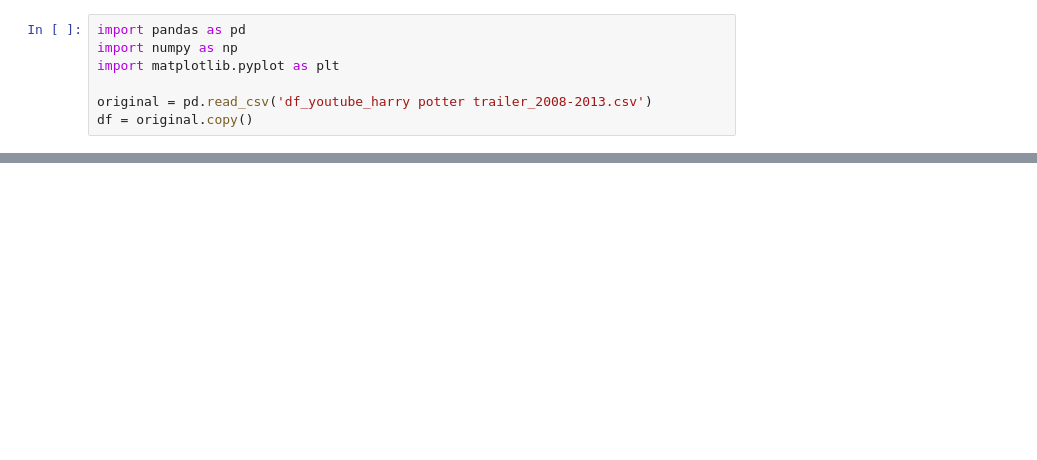
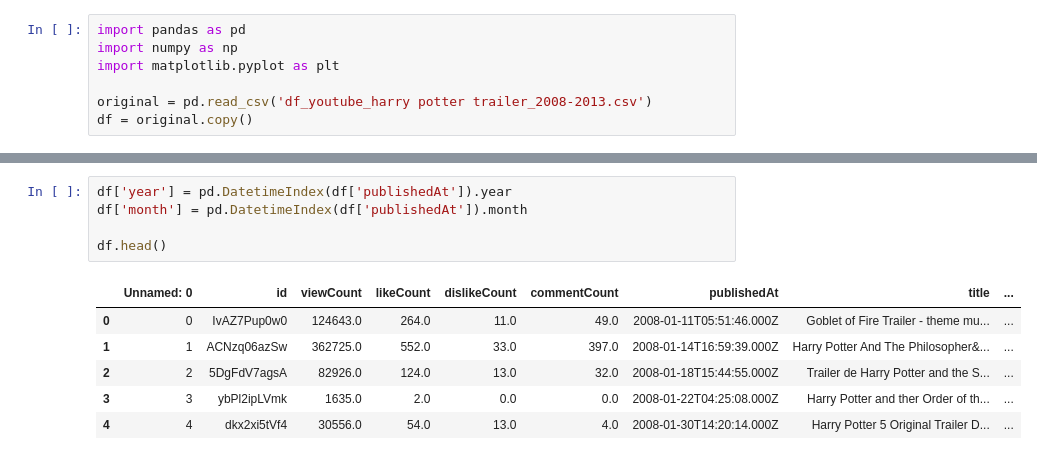
Before and after one commit to ta-data-bcn/Project-Week-3-Data-Thieves, a Jupyter notebook: your-project/Miguel-work/harry-potter-trailers.ipynb, the cells around one changed output, grey strips where cells are left out. Drawn from its saved outputs; the diff is of its cells as text; blank space fills up the shorter version.

```diff
--- a/your-project/Miguel-work/harry-potter-trailers.ipynb
+++ b/your-project/Miguel-work/harry-potter-trailers.ipynb
@@ -23,0 +25,12 @@ df
+# %%
+df['year'] = pd.DatetimeIndex(df['publishedAt']).year
+df['month'] = pd.DatetimeIndex(df['publishedAt']).month
+
+df.head()
+# %% [output]
+|  | Unnamed: 0 | id | viewCount | likeCount | dislikeCount | commentCount | publishedAt | title | ... |
+| 0 | 0 | IvAZ7Pup0w0 | 124643.0 | 264.0 | 11.0 | 49.0 | 2008-01-11T05:51:46.000Z | Goblet of Fire Trailer - theme mu... | ... |
+| 1 | 1 | ACNzq06azSw | 362725.0 | 552.0 | 33.0 | 397.0 | 2008-01-14T16:59:39.000Z | Harry Potter And The Philosopher&... | ... |
+| 2 | 2 | 5DgFdV7agsA | 82926.0 | 124.0 | 13.0 | 32.0 | 2008-01-18T15:44:55.000Z | Trailer de Harry Potter and the S... | ... |
+| 3 | 3 | ybPl2ipLVmk | 1635.0 | 2.0 | 0.0 | 0.0 | 2008-01-22T04:25:08.000Z | Harry Potter and ther Order of th... | ... |
+| 4 | 4 | dkx2xi5tVf4 | 30556.0 | 54.0 | 13.0 | 4.0 | 2008-01-30T14:20:14.000Z | Harry Potter 5 Original Trailer D... | ... |
```
Also changed, not shown: parts of 8 cells of this notebook, 1 other file.
